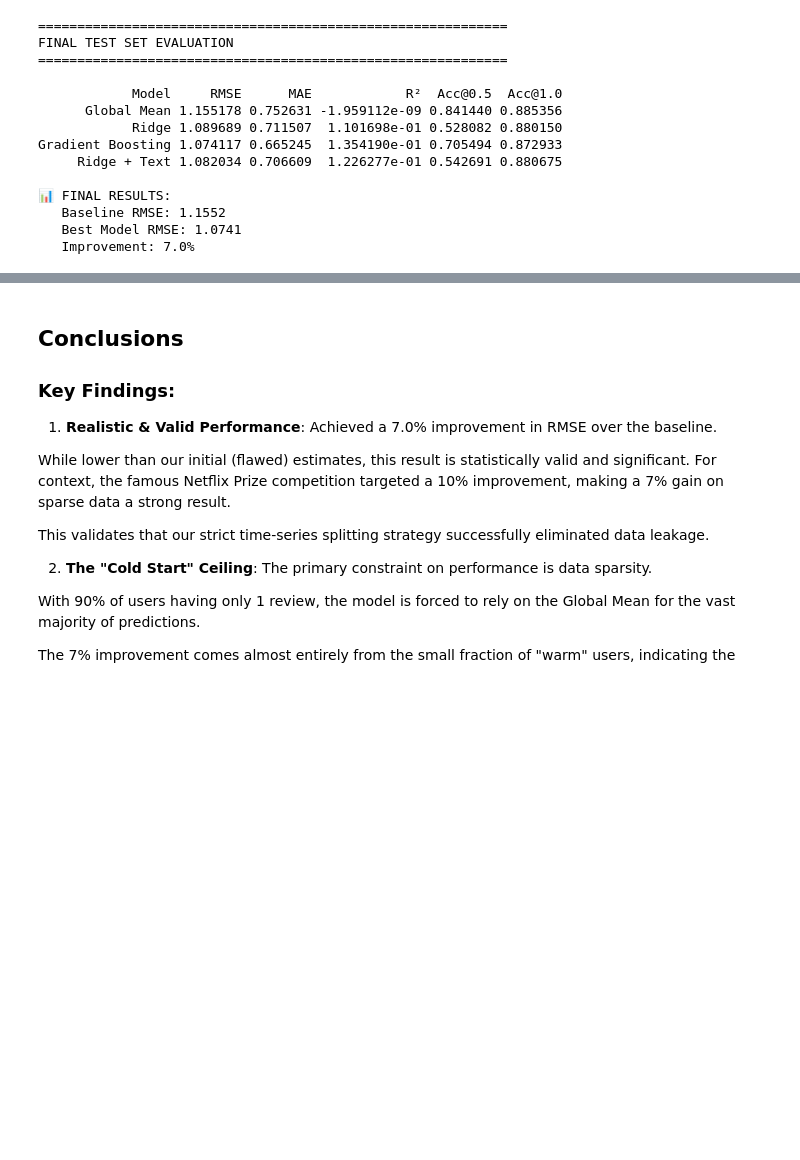
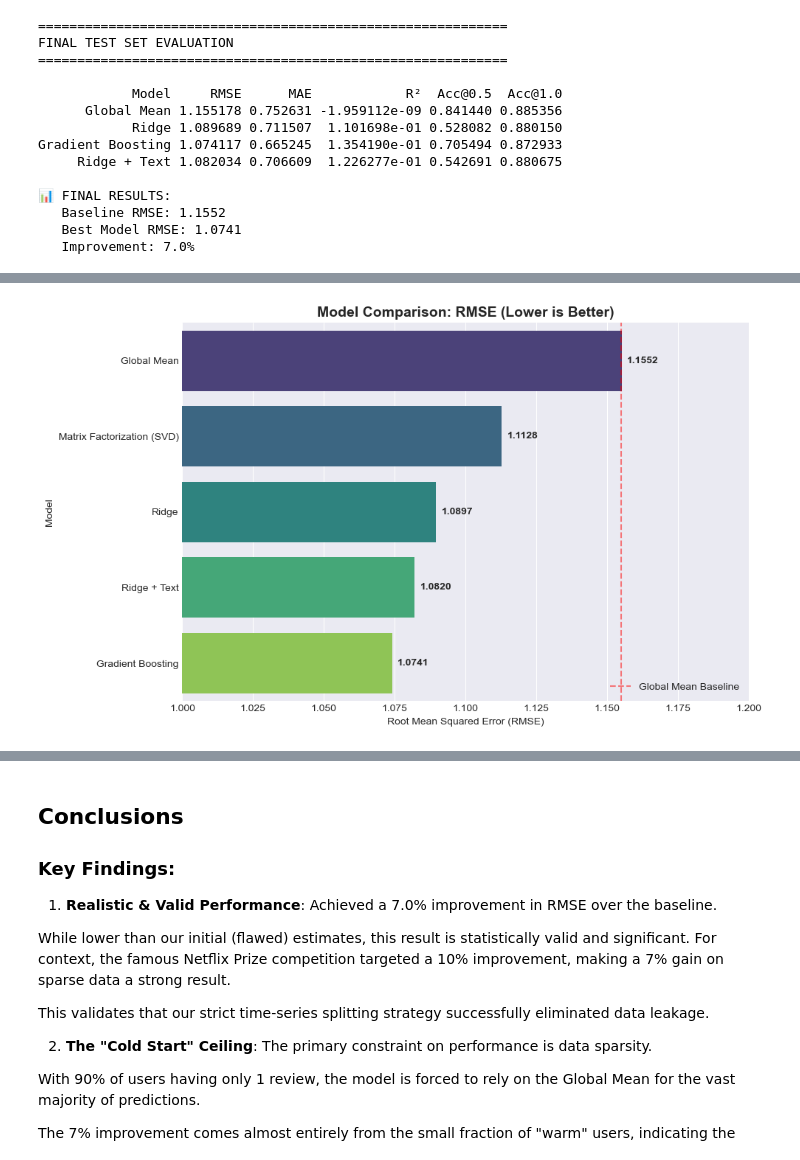
Before and after one commit to darkotoni/cse158-assignment2, a Jupyter notebook: COMPLETE_NOTEBOOK.ipynb, the cells around one changed output, grey strips where cells are left out. Saved outputs shown, nothing was run; the diff lists cells and outputs as text; code cells hidden in the pictures; blank space fills up the shorter version.

Commit message:
added data visualization for comparing eval

```diff
--- a/COMPLETE_NOTEBOOK.ipynb
+++ b/COMPLETE_NOTEBOOK.ipynb
@@ -814 +814,99 @@ SVD RMSE: 1.1132
 Gradient Boosting RMSE (Your Best): 1.0741
+# %%
+# %%
+# --- VISUALIZATION: MODEL COMPARISON & ANALYSIS ---
+import matplotlib.pyplot as plt
+import seaborn as sns
+import pandas as pd
+
+# 1. CONSOLIDATE RESULTS
+# Create a unified dataframe of all models including SVD
+final_comparison = test_results_df.copy()
+
+# Add SVD result manually
+svd_row = pd.DataFrame([{
+    'Model': 'Matrix Factorization (SVD)',
+    'RMSE': rmse_svd,
+    'MAE': 0, # Placeholder
+    'R²': 0,  # Placeholder
+    'Acc@0.5': 0,
+    'Acc@1.0': 0
+}])
+
+final_comparison = pd.concat([final_comparison, svd_row], ignore_index=True)
+final_comparison = final_comparison.sort_values('RMSE', ascending=False) # Worst to Best
+
+# --- PLOT 1: THE LEADERBOARD (RMSE) ---
+plt.figure(figsize=(10, 6))
+ax = sns.barplot(x='RMSE', y='Model', data=final_comparison, palette='viridis')
+
+# Customizing the plot
+plt.title('Model Comparison: RMSE (Lower is Better)', fontsize=14, fontweight='bold')
+plt.xlabel('Root Mean Squared Error (RMSE)')
+plt.xlim(1.0, 1.2) # Zoom in to show the differences clearly!
+plt.axvline(x=1.155, color='red', linestyle='--', alpha=0.5, label='Global Mean Baseline')
+
+# Add labels to bars
+for i, v in enumerate(final_comparison['RMSE']):
+    ax.text(v + 0.002, i, f'{v:.4f}', va='center', fontweight='bold')
+
+plt.legend(loc='lower right')
+plt.tight_layout()
+plt.show()
+
+# %%
+# --- IMPROVED VISUALIZATION: AVERAGE PREDICTION BY ACTUAL RATING ---
+# This plot cuts through the noise of the scatter plot to show the real trend.
+
+import matplotlib.pyplot as plt
+import pandas as pd
+import seaborn as sns
+
+# 1. Create a DataFrame for plotting
+plot_df = pd.DataFrame({
+    'Actual': y_test,
+    'SVD_Pred': [pred.est for pred in predictions],
+    'GB_Pred': y_pred_test_gb
+})
+
+# 2. Calculate the Average Prediction for each Actual Rating (1, 2, 3, 4, 5)
+avg_preds = plot_df.groupby('Actual').agg({
+    'SVD_Pred': 'mean',
+    'GB_Pred': 'mean'
+}).reset_index()
+
+# 3. Plotting
+plt.figure(figsize=(10, 6))
+
+# The Ideal Line (Perfect Prediction)
+plt.plot([1, 5], [1, 5], 'k--', label='Ideal Perfect Prediction', alpha=0.5)
+
+# SVD Line
+plt.plot(avg_preds['Actual'], avg_preds['SVD_Pred'],
+         marker='o', markersize=10, linewidth=3, color='orange', label='SVD (Matrix Factorization)')
+
+# Gradient Boosting Line
+plt.plot(avg_preds['Actual'], avg_preds['GB_Pred'],
+         marker='s', markersize=10, linewidth=3, color='teal', label='Gradient Boosting (Selected Model)')
+
+# Annotations to explain the plot
+plt.title('Gradient Boosting Wins\n(Average Predicted Rating vs. Actual Rating)', fontsize=14, fontweight='bold')
+plt.xlabel('Actual Star Rating (Ground Truth)', fontsize=12)
+plt.ylabel('Average Predicted Rating', fontsize=12)
+plt.grid(True, alpha=0.3)
+plt.legend(fontsize=12)
+plt.xticks([1, 2, 3, 4, 5])
+plt.ylim(1, 5)
+
+plt.tight_layout()
+plt.show()
+
+# Print the numbers to verify
+print("Average Predictions by Rating Category:")
+print(avg_preds.round(3))
+
+# --- PRINT SUMMARY FOR SLIDES ---
+print("Model Hierarchy (Worst to Best):")
+print(final_comparison[['Model', 'RMSE']].to_string(index=False))
+# %% [output]
+[figure, added]
```
Also changed, not shown: parts of 2 cells of this notebook.
